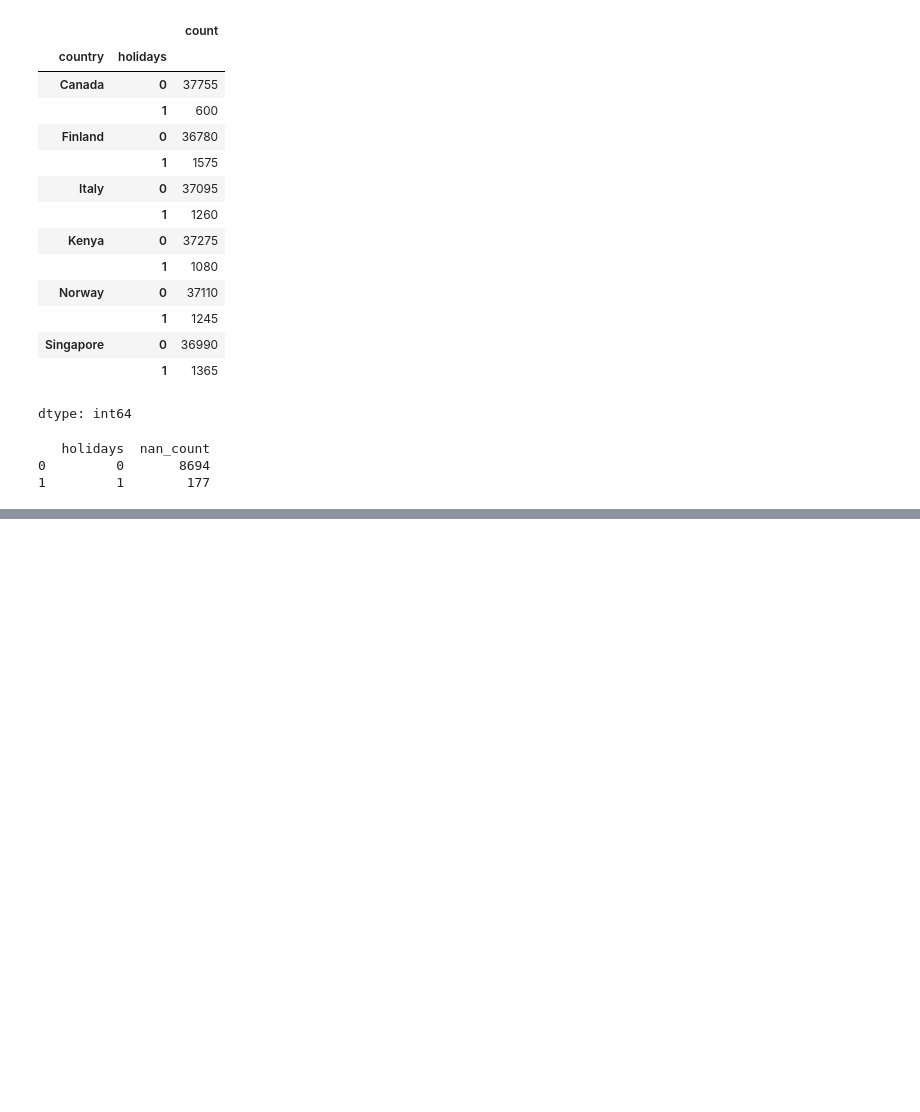
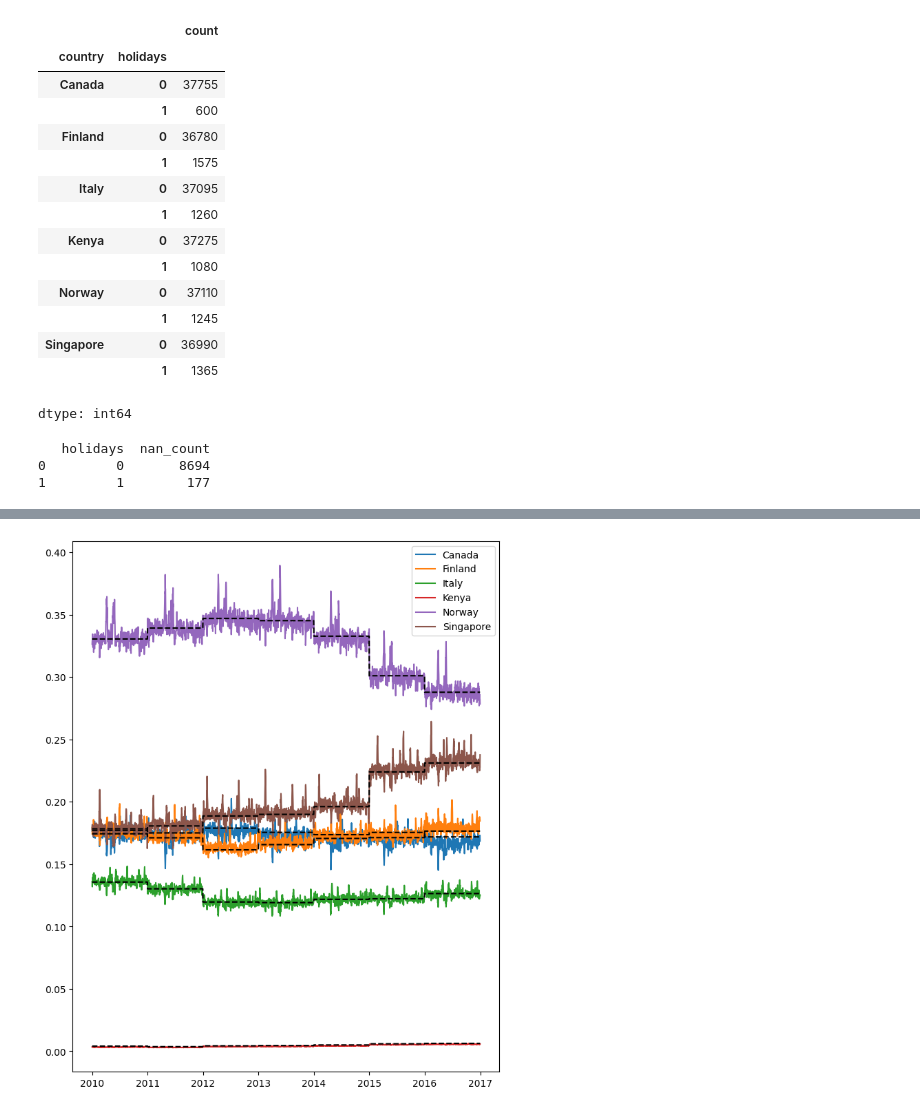
Before and after one commit to spshreya/Data_science_projects, a Jupyter notebook: demand_forecasting.ipynb, the cells around one changed output, grey strips where cells are left out. Cells and saved outputs as stored; diff of their text form; code cells hidden in the pictures; blank space fills up the shorter version.

```diff
--- a/demand_forecasting.ipynb
+++ b/demand_forecasting.ipynb
@@ -454,0 +505,27 @@ print(holiday_nan_analysis)
+# %%
+def get_gdp_per_capita(alpha3, year):
+    url='https://api.worldbank.org/v2/country/{0}/indicator/NY.GDP.PCAP.CD?date={1}&format=json'
+    response = requests.get(url.format(alpha3,year)).json()
+    return response[1][0]['value']
+
+df = train_df[['date', 'country']].copy()
+alpha3s = ['CAN', 'FIN', 'ITA', 'KEN', 'NOR', 'SGP']
+df['alpha3'] = df['country'].map(dict(zip(
+    np.sort(df['country'].unique()), alpha3s)))
+years = np.sort(df['date'].dt.year.unique())
+df['year'] = df['date'].dt.year
+gdp = np.array([
+    [get_gdp_per_capita(alpha3, year) for year in years]
+    for alpha3 in alpha3s
+])
+gdp = pd.DataFrame(gdp/gdp.sum(axis=0), index=alpha3s, columns=years)
+df['GDP'] = df.apply(lambda s: gdp.loc[s['alpha3'], s['year']], axis=1)
+
+_, ax = plt.subplots(figsize=(8,10))
+decompose(train_df, 'country', ax)
+for country in df['country'].unique():
+    mask = df['country']==country
+    ax.plot(df[mask]['date'],df[mask]['GDP'],'k--')
+plt.show()
+# %% [output]
+[figure, added]
```
Also changed, not shown: parts of 12 cells of this notebook.
